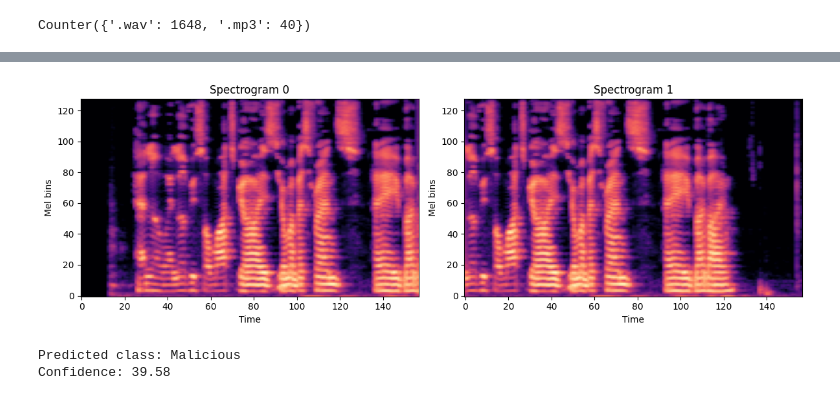
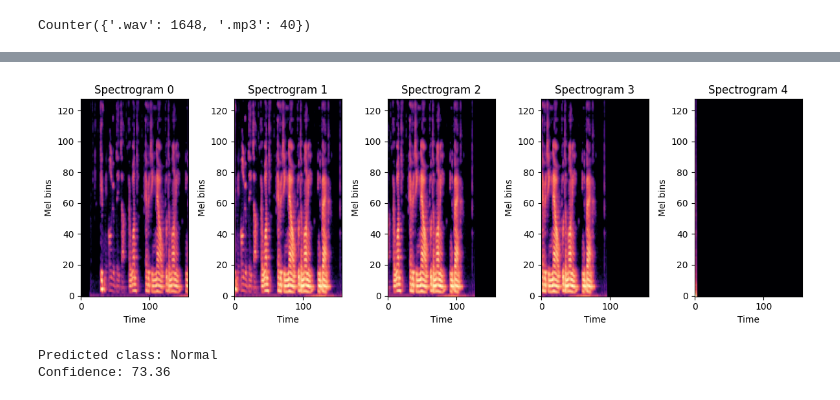
Before and after one commit to DragosMarinescu19/MaliciousCallDetection, a Jupyter notebook: Spectrograms.ipynb, the cells around one changed output, grey strips where cells are left out. Cells and saved outputs as stored; diff of their text form; code cells hidden in the pictures.

Commit message:
Ran cleanup and model 6 and audio_predict

```diff
--- a/Spectrograms.ipynb
+++ b/Spectrograms.ipynb
@@ -128,13 +172,15 @@ class Spectrogram(Dataset): #should we add random time shifts? Or LSTM
 
     return mel_tensor,label,path
 
-train,val,test=spectrograms_random_splits("/content/spectograms")
+train,val,test=spectrograms_random_splits("/content/spectrograms")
 specs = train + test + val
-p=Spectrogram(specs,augment=True) #just to check
+p=Spectrogram(specs,augment=False) #just to check
+print(len(p))
+
 
 fig, axes = plt.subplots(2, 5, figsize=(20, 8))
 axes = axes.flatten()
-print(len(p))
+
 random_spectrograms=np.random.choice(len(p), size=10, replace=False)
 for idx,spectogram_idx in enumerate(random_spectrograms):
     mel, label,_ = p[spectogram_idx]          # mel: (1, 128, 157)
@@ -253,6 +280,8 @@ def is_silent(audio_segment, sr, top_db=30, min_active_time=2.0):
     top_db: Cuts out every section that is quitere than (Peak - 30 dB)
     min_active_time: Minimum seconds of non-silence required to keep the clip.
     """
+    if np.max(np.abs(audio_segment)) < 1e-5: #if whole sound is blank
+        return True
     intervals = librosa.effects.split(audio_segment, top_db=top_db)
 
     if len(intervals) == 0:
@@ -340,15 +365,10 @@ Done! Every spectogram is in '/content/drive/MyDrive/MaliciousCallDetection/data
 # %%
-def main(model_version: int=0,
+def main(model_version: int,
          lr: float=3e-4,
          epochs: int=35,
          batch_size: int=32):
-  data_path='/content/spectograms'
+  data_path='/content/spectrograms'
 
-  model_path="/content/drive/MyDrive/MaliciousCallDetection/models"
-  for f in os.listdir(model_path):
-    if model_version < int(f.split("_v")[1].split("_best")[0]):
-      model_version = int(f.split("_v")[1].split("_best")[0])
-  model_version+=1
 
   train_model(
         path=data_path,
@@ -359,4 +379,10 @@ def main(model_version: int=0,
     )
 #implement getting model version from file
 if __name__ == "__main__":
-  main()
+  model_path="/content/drive/MyDrive/MaliciousCallDetection/models"
+  for f in os.listdir(model_path):
+    if model_version < int(f.split("_v")[1].split("_best")[0]):
+      model_version = int(f.split("_v")[1].split("_best")[0])
+  model_version+=1
+  print(f"Model version: {model_version}")
+  main(model_version=model_version)
@@ -639,7 +684,7 @@ def predict_audio(model_path,file_path,device,sr=16000, n_mels=128,window_size=5
     if is_silent(audio_segment, sr): #skip window
       continue
 
-    mel_spec = librosa.feature.melspectrogram(y=audio_segment, sr=sr, n_mels=128)
+    mel_spec = librosa.feature.melspectrogram(y=audio_segment, sr=sr, n_fft=2048,hop_length=512, n_mels=128)
     log_mel = librosa.power_to_db(mel_spec, ref=np.max) #shape=(128,157)
 
     log_mel = np.clip(log_mel, -80, 0)
@@ -684,18 +729,18 @@ def predict_audio(model_path,file_path,device,sr=16000, n_mels=128,window_size=5
 # %%
 #import sounddevice as sd for audio recording
 from scipy.io.wavfile import write
 import os
 import librosa
 import torch
 import numpy as np
 import torch
 
 device = torch.device("cuda" if torch.cuda.is_available() else "cpu")
-model_path="/content/drive/MyDrive/MaliciousCallDetection/models/malicious_call_detector_v5_best.pt"
-file_path = "/content/drive/MyDrive/MaliciousCallDetection/records/normal_1.wav"
+model_path="/content/drive/MyDrive/MaliciousCallDetection/models/malicious_call_detector_v6_best.pt"
+file_path = "/content/drive/MyDrive/MaliciousCallDetection/records/malicious_2.wav"
 
 predict_audio(model_path,file_path,device)
 # %% [output]
-[figure, old version]
+[figure, new version]
-Predicted class: Malicious
-Confidence: 39.58
+Predicted class: Normal
+Confidence: 73.36
```
Also changed, not shown: parts of 14 cells of this notebook.
